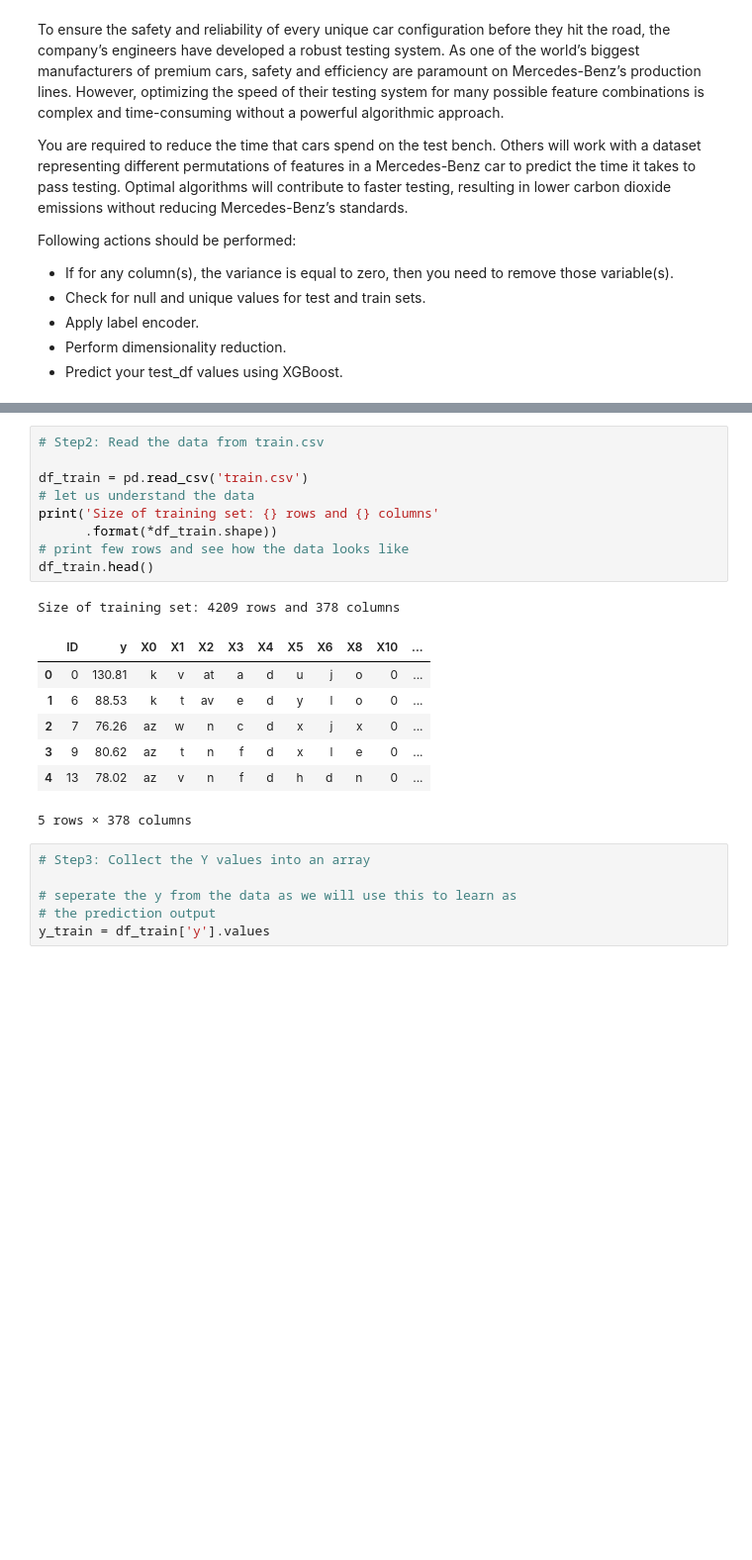
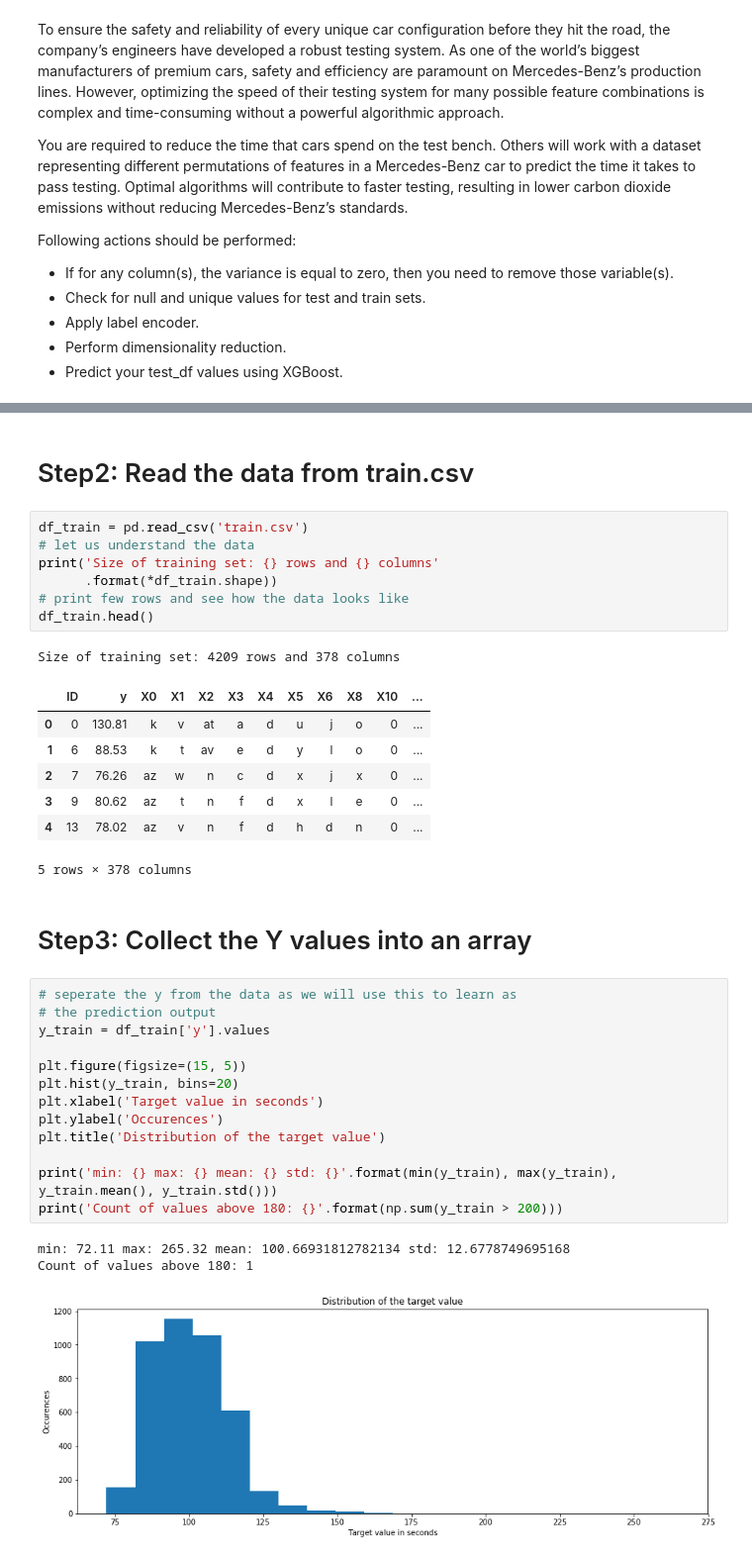
Before and after one commit to SamuelVinay91/MachineLearning, a Jupyter notebook: Mercedes_Benz_Problem_statement.ipynb, the cells around one changed output, grey strips where cells are left out. Shown at 99% size. Saved outputs shown, nothing was run; the diff lists cells and outputs as text; blank space fills up the shorter version.

```diff
--- a/Mercedes_Benz_Problem_statement.ipynb
+++ b/Mercedes_Benz_Problem_statement.ipynb
@@ -30,6 +35,6 @@ from sklearn.decomposition import PCA
+# %% [markdown]
+# Step2: Read the data from train.csv
 # %%
-# Step2: Read the data from train.csv
-
 df_train = pd.read_csv('train.csv')
 # let us understand the data
 print('Size of training set: {} rows and {} columns'
@@ -45,9 +50,22 @@ Size of training set: 4209 rows and 378 columns
 | 3 | 9 | 80.62 | az | t | n | f | d | x | l | e | 0 | ... |
 | 4 | 13 | 78.02 | az | v | n | f | d | h | d | n | 0 | ... |
 5 rows × 378 columns
-# %%
-# Step3: Collect the Y values into an array
-
-# seperate the y from the data as we will use this to learn as
-# the prediction output
-y_train = df_train['y'].values
+# %% [markdown]
+# Step3: Collect the Y values into an array
+# %%
+# seperate the y from the data as we will use this to learn as
+# the prediction output
+y_train = df_train['y'].values
+
+plt.figure(figsize=(15, 5))
+plt.hist(y_train, bins=20)
+plt.xlabel('Target value in seconds')
+plt.ylabel('Occurences')
+plt.title('Distribution of the target value')
+
+print('min: {} max: {} mean: {} std: {}'.format(min(y_train), max(y_train), y_train.mean(), y_train.std()))
+print('Count of values above 180: {}'.format(np.sum(y_train > 200)))
+# %% [output]
+min: 72.11 max: 265.32 mean: 100.66931812782134 std: 12.6778749695168
+Count of values above 180: 1
+[figure, added]
```
Also changed, not shown: parts of 22 cells of this notebook.
